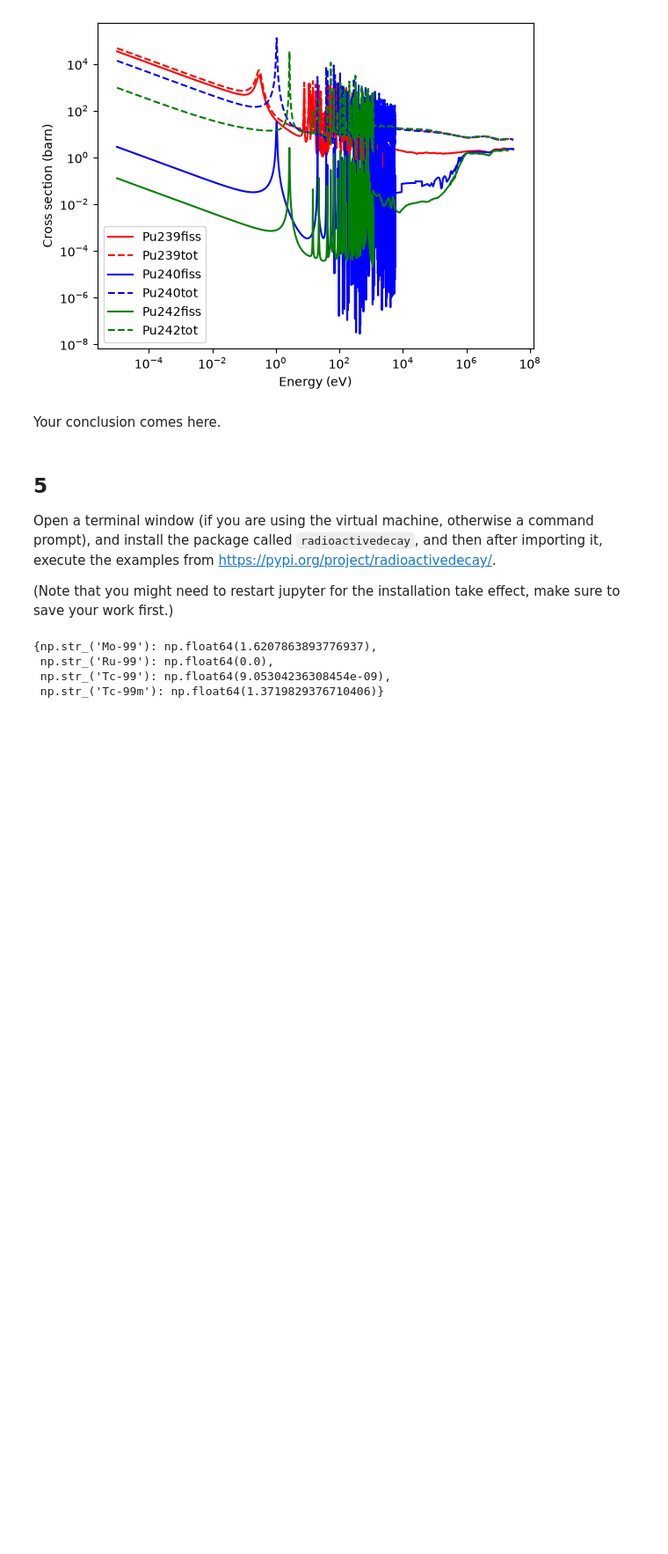
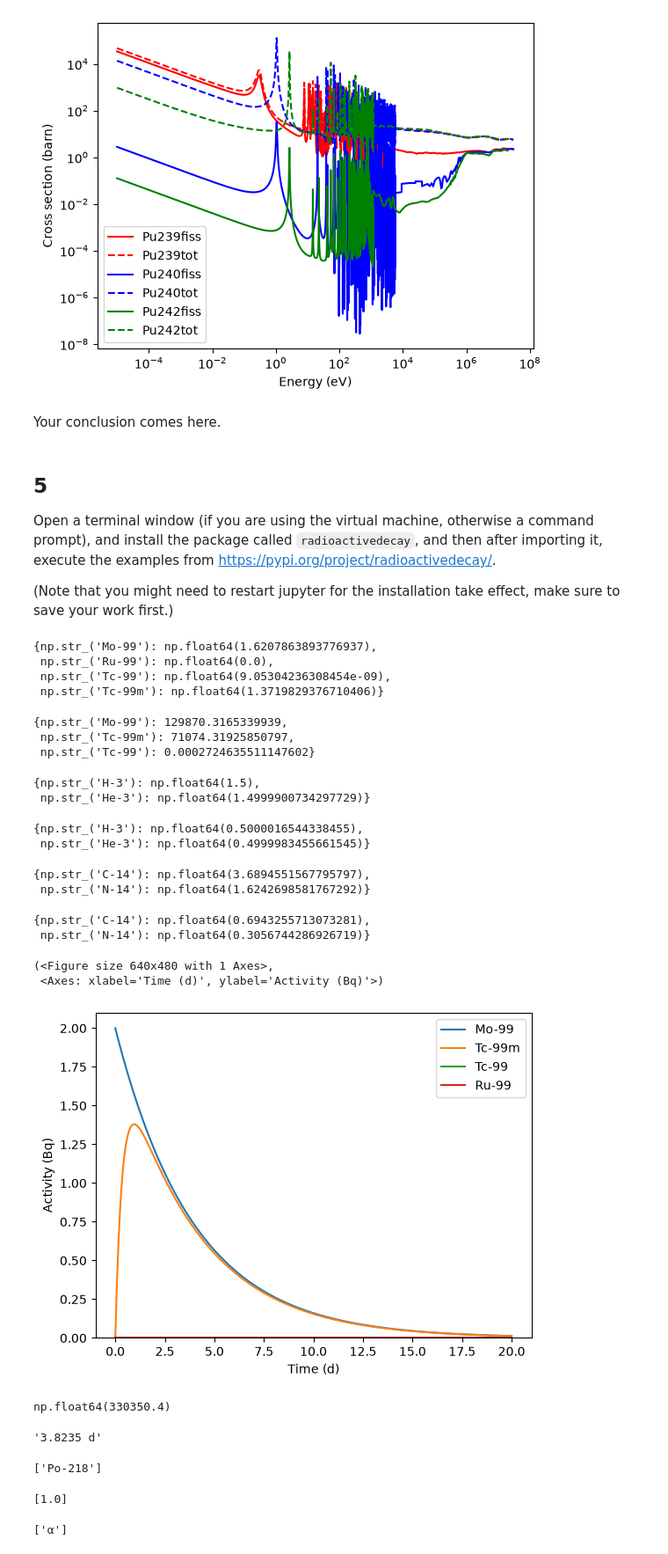
Before and after one commit to Ben0-0/IAEA_Reactor-Physics, a Jupyter notebook: Datalabs/Datalab03/3-IntermediatePythonII.ipynb, the cells around one changed output. Shown at 88% size. Saved outputs shown, nothing was run; the diff lists cells and outputs as text; code cells hidden in the pictures; blank space fills up the shorter version.

```diff
--- a/Datalabs/Datalab03/3-IntermediatePythonII.ipynb
+++ b/Datalabs/Datalab03/3-IntermediatePythonII.ipynb
@@ -703,3 +703,60 @@ Mo99_t1.activities('Bq')
  np.str_('Ru-99'): np.float64(0.0),
  np.str_('Tc-99'): np.float64(9.05304236308454e-09),
  np.str_('Tc-99m'): np.float64(1.3719829376710406)}
+# %%
+Mo99_t0.cumulative_decays(20.0, 'h')
+# %% [output]
+{np.str_('Mo-99'): 129870.3165339939,
+ np.str_('Tc-99m'): 71074.31925850797,
+ np.str_('Tc-99'): 0.0002724635511147602}
+# %%
+H3_t0 = rd.Inventory({'H-3': 3.0}, 'g')
+H3_t1 = H3_t0.decay(12.32, 'y')
+H3_t1.masses('g')
+# %% [output]
+{np.str_('H-3'): np.float64(1.5),
+ np.str_('He-3'): np.float64(1.4999900734297729)}
+# %%
+H3_t1.mass_fractions()
+# %% [output]
+{np.str_('H-3'): np.float64(0.5000016544338455),
+ np.str_('He-3'): np.float64(0.4999983455661545)}
+# %%
+C14_t0 = rd.Inventory({'C-14': 3.2E24}, 'num')
+C14_t1 = C14_t0.decay(3000, 'y')
+C14_t1.moles('mol')
+# %% [output]
+{np.str_('C-14'): np.float64(3.6894551567795797),
+ np.str_('N-14'): np.float64(1.6242698581767292)}
+# %%
+C14_t1.mole_fractions()
+# %% [output]
+{np.str_('C-14'): np.float64(0.6943255713073281),
+ np.str_('N-14'): np.float64(0.3056744286926719)}
+# %%
+Mo99_t0.plot(20, 'd', yunits='Bq')
+# %% [output]
+(<Figure size 640x480 with 1 Axes>,
+ <Axes: xlabel='Time (d)', ylabel='Activity (Bq)'>)
+[figure, added]
+# %%
+nuc = rd.Nuclide('Rn-222')
+nuc.half_life('s')
+# %% [output]
+np.float64(330350.4)
+# %%
+nuc.half_life('readable')
+# %% [output]
+'3.8235 d'
+# %%
+nuc.progeny()
+# %% [output]
+['Po-218']
+# %%
+nuc.branching_fractions()
+# %% [output]
+[1.0]
+# %%
+nuc.decay_modes()
+# %% [output]
+['α']
```
Also changed, not shown: parts of 9 cells of this notebook.
